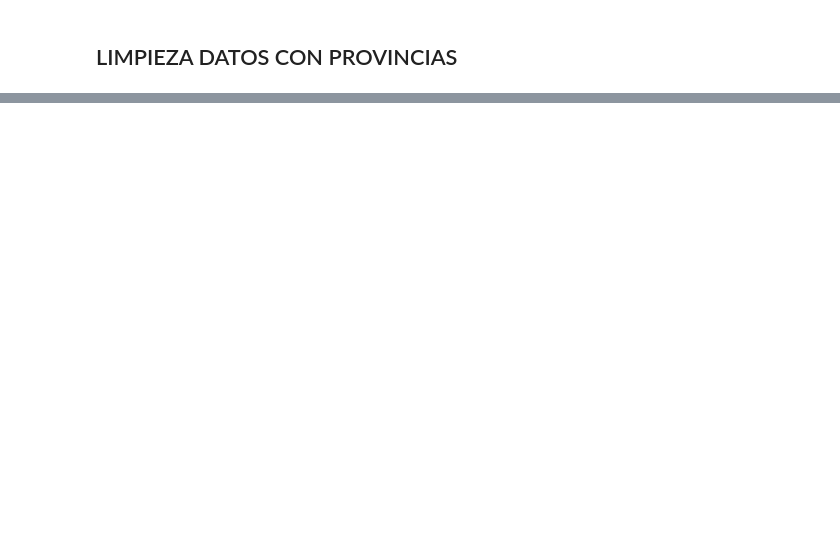
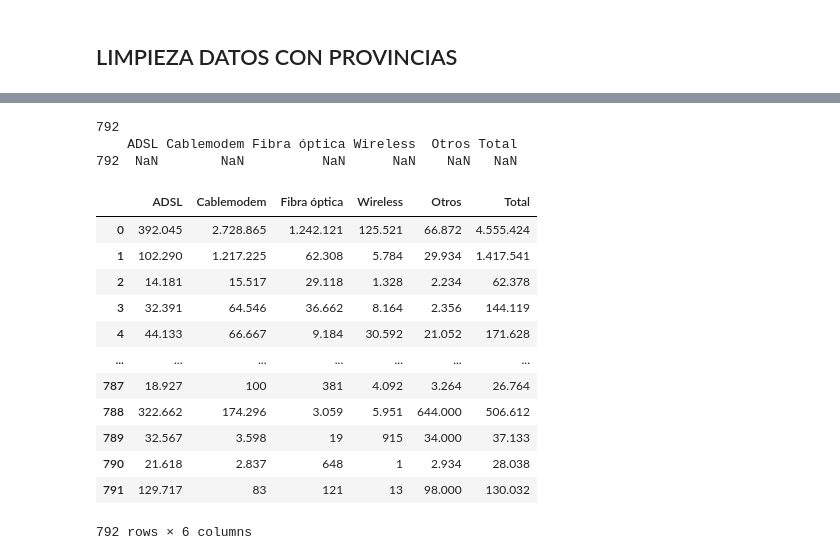
Before and after one commit to juanjolopez28/Proyectos, a Jupyter notebook: Proyecto_Henry02/ETL.ipynb, the cells around one changed output, grey strips where cells are left out. Cells and saved outputs as stored; diff of their text form; code cells hidden in the pictures; blank space fills up the shorter version.

```diff
--- a/Proyecto_Henry02/ETL.ipynb
+++ b/Proyecto_Henry02/ETL.ipynb
@@ -224,35 +230,36 @@ df_datos_trimestrales.to_csv('tabla_datos_trimes.csv', index=False)
 # %% [markdown]
 ## LIMPIEZA DATOS CON PROVINCIAS
 # %%
+import pandas as pd
+
 #PROVINCIAS
 #Carga de los datos sin provincia o localidad
 #Eliminación de columnas que se duplican
 
 
 #Accesos a internet por cada 100 hogares por trimestre [Año,Trimestre,Accesos por cada 100 hogares,Accesos por cada 100 hab,Periodo]
-df_internet_100h_P=pd.read_csv('Datasets/2_internet_Penetracion_100hogares_conprovincia',delimiter=',',header='infer')
+df_internet_100h_P=pd.read_csv('Datasets/2_internet_Penetracion_100hogares_conprovincia.csv',delimiter=',',header='infer')
 
 #Acesos a Internet banda ancha y angos por trimestre [Banda ancha fija,Dial up,Total]
 df_internet_banda_ancha_rangos_P=pd.read_csv('Datasets/4_internet_bandaAncha_angosta_conprovincia.csv',delimiter=',',header='infer')
 df_internet_banda_ancha_rangos_P.head
-df_internet_banda_ancha_rangos_P.drop(['Año', 'Trimestre','Periodo'], axis=1, inplace=True)
+df_internet_banda_ancha_rangos_P.drop(['Año', 'Trimestre','Provincia'], axis=1, inplace=True)
 
 #Acceso a internet por tecnología por trimestre [ADSL,Cablemodem,Fibra optica,Wireless,Otros,Total]
 df_internet_tecnologia_P=pd.read_csv('Datasets/6_internet_accesos-por-tecnologia_conprovincia.csv',delimiter=',',header='infer')
-df_internet_tecnologia_P.drop(['Año', 'Trimestre','Periodo'], axis=1, inplace=True)
+df_internet_tecnologia_P.drop(['Año', 'Trimestre','Provincia'], axis=1, inplace=True)
 
 
 #Velocidad de bajada media o promedio por trimestre[Mbps (Media de bajada)]
 df_internet_velocidad_media_P=pd.read_csv('Datasets/9_velocidad_debajada_media_internet_conprovincia.csv',delimiter=',',header='infer')
 #no tiene periodo
-df_internet_velocidad_media_P.drop(['Año', 'Trimestre'], axis=1, inplace=True)
+df_internet_velocidad_media_P.drop(['Año', 'Trimestre','Provincia'], axis=1, inplace=True)
 
 
 #Velocidad de bajada ´por rango [Entre 512 Kbps y 1 Mbps,Entre 1 Mbps y 6 Mbps , etc]
 df_internet_velocidad_rango_P=pd.read_csv('Datasets/11_internet_accesos-por-velocidad_rango_conprovincia.csv',delimiter=',',header='infer')
 #no tiene periodo
-df_internet_velocidad_rango_P.drop(['Año', 'Trimestre'], axis=1, inplace=True)
-df_internet_velocidad_rango_P = df_internet_velocidad_rango_P.drop(df_internet_velocidad_rango_P.columns[-1], axis=1)
+df_internet_velocidad_rango_P.drop(['Año', 'Trimestre','Provincia'], axis=1, inplace=True)
 
 
 #Ingresos de internet por trimestre [Ingresos (miles de pesos)]
@@ -268,0 +340,30 @@ df_internet_100h_P.dtypes
+# %%
+# Identificar el índice del valor nulo en el dataframe
+indice_valor_nulo = df_internet_tecnologia_P.isnull().any(axis=1).tolist().index(True)
+print(indice_valor_nulo)
+# Encontrar y mostrar la fila con valor nulo
+fila_con_nulo = df_internet_tecnologia_P[df_internet_tecnologia_P.isnull().any(axis=1)]
+print(fila_con_nulo)
+# %% [output]
+792
+    ADSL Cablemodem Fibra óptica Wireless  Otros Total
+792  NaN        NaN          NaN      NaN    NaN   NaN
+# %%
+#eliminamos el valor nulo ya que es una información que no aporta
+df_internet_tecnologia_P = df_internet_tecnologia_P.drop(indice_valor_nulo)
+# %%
+df_internet_tecnologia_P
+# %% [output]
+|  | ADSL | Cablemodem | Fibra óptica | Wireless | Otros | Total |
+| 0 | 392.045 | 2.728.865 | 1.242.121 | 125.521 | 66.872 | 4.555.424 |
+| 1 | 102.290 | 1.217.225 | 62.308 | 5.784 | 29.934 | 1.417.541 |
+| 2 | 14.181 | 15.517 | 29.118 | 1.328 | 2.234 | 62.378 |
+| 3 | 32.391 | 64.546 | 36.662 | 8.164 | 2.356 | 144.119 |
+| 4 | 44.133 | 66.667 | 9.184 | 30.592 | 21.052 | 171.628 |
+| ... | ... | ... | ... | ... | ... | ... |
+| 787 | 18.927 | 100 | 381 | 4.092 | 3.264 | 26.764 |
+| 788 | 322.662 | 174.296 | 3.059 | 5.951 | 644.000 | 506.612 |
+| 789 | 32.567 | 3.598 | 19 | 915 | 34.000 | 37.133 |
+| 790 | 21.618 | 2.837 | 648 | 1 | 2.934 | 28.038 |
+| 791 | 129.717 | 83 | 121 | 13 | 98.000 | 130.032 |
+792 rows × 6 columns
```
Also changed, not shown: parts of 19 cells of this notebook, 6 other files.
